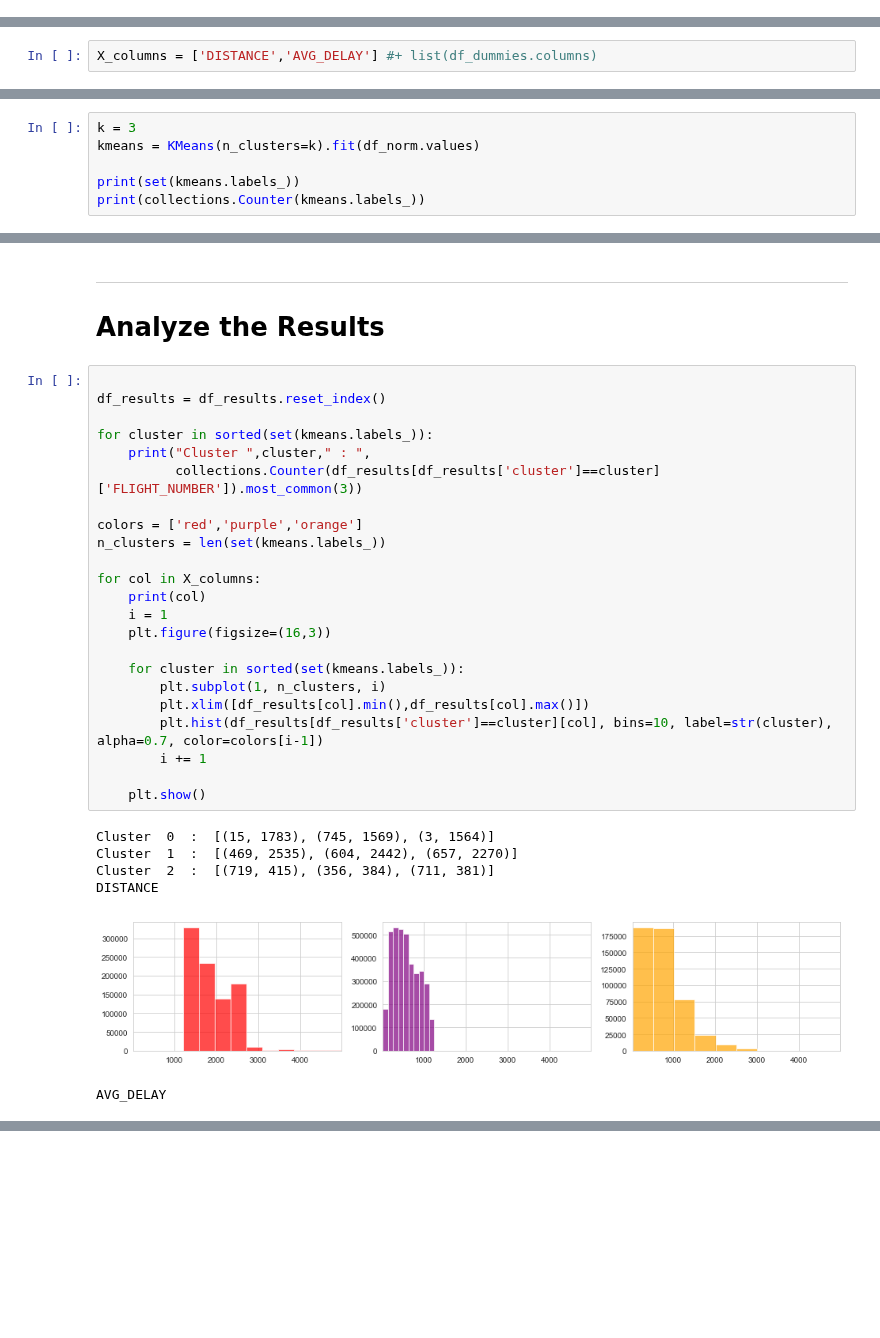
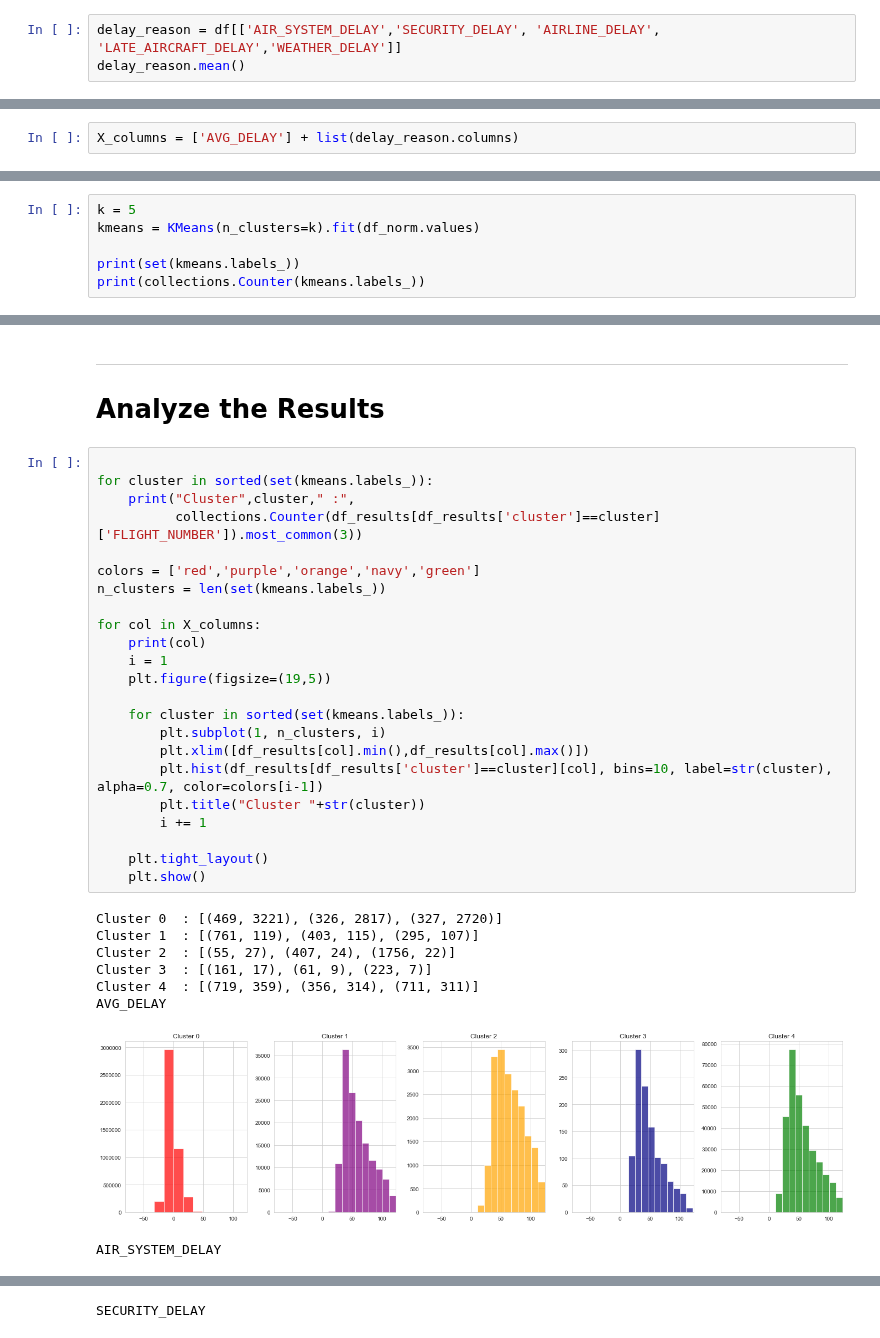
Before and after one commit to ArwaSheraky/Airlines-Delay-Analysis, a Jupyter notebook: Unsupervised_Learning/flights-clustering-kmeans.ipynb, the cells around one changed output, grey strips where cells are left out. Drawn from its saved outputs; the diff is of its cells as text; blank space fills up the shorter version.

Commit message:
clustering by delay reasons

```diff
--- a/Unsupervised_Learning/flights-clustering-kmeans.ipynb
+++ b/Unsupervised_Learning/flights-clustering-kmeans.ipynb
@@ -61,3 +61,6 @@ print("Now : ",df.shape)
 # %% [output]
 Original dataset :  (5697506, 33)
 Now :  (5596829, 31)
+# %%
+delay_reason = df[['AIR_SYSTEM_DELAY','SECURITY_DELAY', 'AIRLINE_DELAY', 'LATE_AIRCRAFT_DELAY','WEATHER_DELAY']]
+delay_reason.mean()
@@ -107,7 +120,7 @@ df = pd.concat([df, df_dummies], axis=1)
 # %% [markdown]
 ## Select Model Columns
 # %%
-X_columns = ['DISTANCE','AVG_DELAY'] #+ list(df_dummies.columns)
+X_columns = ['AVG_DELAY'] + list(delay_reason.columns)
 # %%
 # normalize the columns
 df_norm = df.copy()
@@ -129,7 +142,7 @@ df_norm.head()
 _______
 # Model Training
 # %%
-k = 3
+k = 5
 kmeans = KMeans(n_clusters=k).fit(df_norm.values)
 
 print(set(kmeans.labels_))
@@ -146,31 +160,33 @@ ____________
 # Analyze the Results
 # %%
 
-df_results = df_results.reset_index()
-
 for cluster in sorted(set(kmeans.labels_)):
-    print("Cluster ",cluster," : ",
+    print("Cluster",cluster," :",
           collections.Counter(df_results[df_results['cluster']==cluster]['FLIGHT_NUMBER']).most_common(3))
 
-colors = ['red','purple','orange']
+colors = ['red','purple','orange','navy','green']
 n_clusters = len(set(kmeans.labels_))
 
 for col in X_columns:
     print(col)
     i = 1
-    plt.figure(figsize=(16,3))
+    plt.figure(figsize=(19,5))
 
     for cluster in sorted(set(kmeans.labels_)):
         plt.subplot(1, n_clusters, i)
         plt.xlim([df_results[col].min(),df_results[col].max()])
         plt.hist(df_results[df_results['cluster']==cluster][col], bins=10, label=str(cluster), alpha=0.7, color=colors[i-1])
+        plt.title("Cluster "+str(cluster))
         i += 1
 
+    plt.tight_layout()
     plt.show()
 # %% [output]
-Cluster  0  :  [(15, 1783), (745, 1569), (3, 1564)]
-Cluster  1  :  [(469, 2535), (604, 2442), (657, 2270)]
-Cluster  2  :  [(719, 415), (356, 384), (711, 381)]
-DISTANCE
+Cluster 0  : [(469, 3221), (326, 2817), (327, 2720)]
+Cluster 1  : [(761, 119), (403, 115), (295, 107)]
+Cluster 2  : [(55, 27), (407, 24), (1756, 22)]
+Cluster 3  : [(161, 17), (61, 9), (223, 7)]
+Cluster 4  : [(719, 359), (356, 314), (711, 311)]
+AVG_DELAY
-[figure, old version]
+[figure, new version]
-AVG_DELAY
+AIR_SYSTEM_DELAY
@@ -177,0 +194 @@ AVG_DELAY
+SECURITY_DELAY
```
Also changed, not shown: parts of 8 cells of this notebook.
